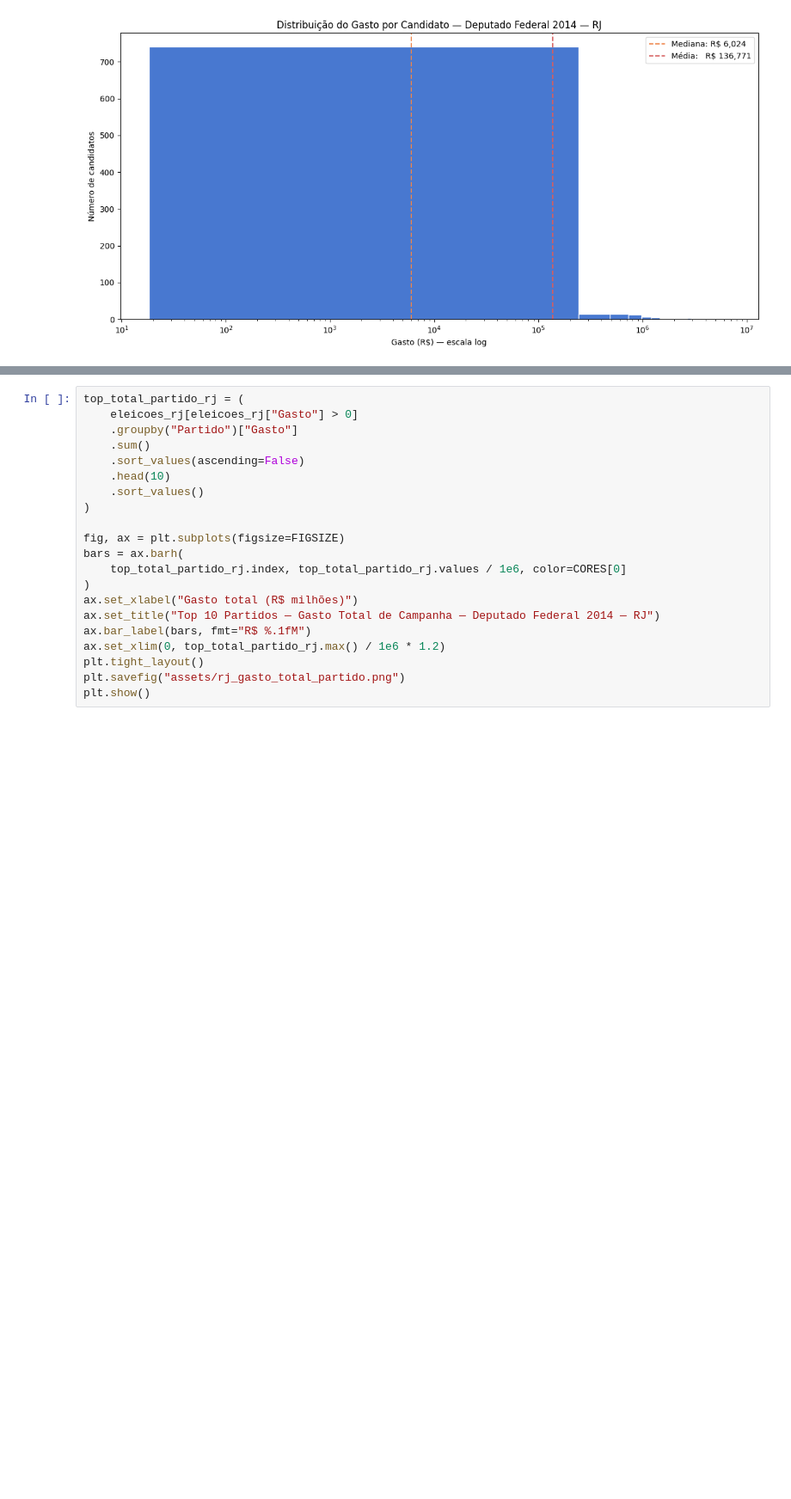
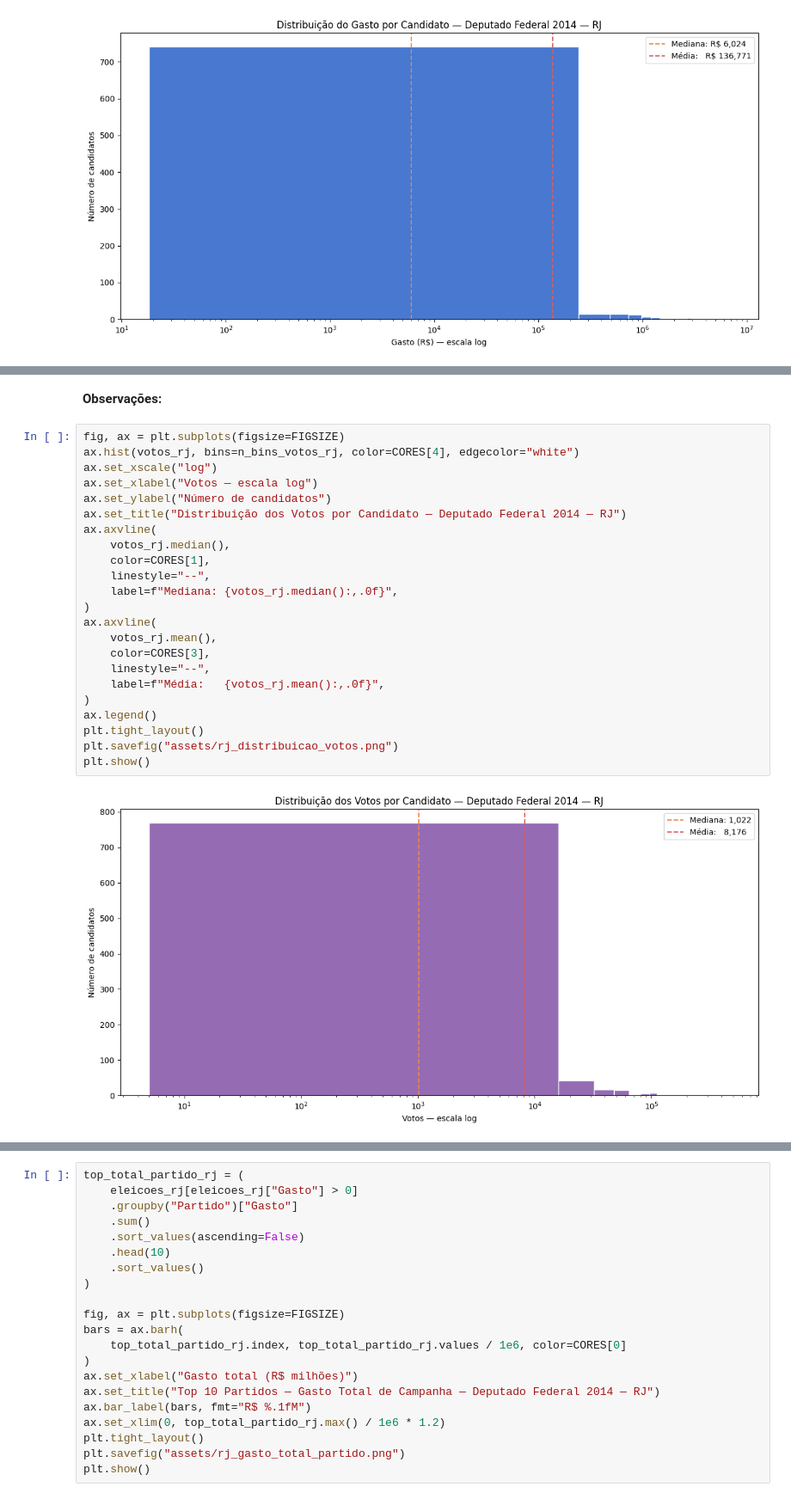
Before and after one commit to heitorctmba/MBA-01-estatistica-projeto_final, a Jupyter notebook: elections.ipynb, the cells around one changed output, grey strips where cells are left out. Shown at 86% size. Saved outputs shown, nothing was run; the diff lists cells and outputs as text; blank space fills up the shorter version.

```diff
--- a/elections.ipynb
+++ b/elections.ipynb
@@ -1078,0 +1119,27 @@ plt.show()
+# %% [markdown]
+**Observações:**
+# %%
+fig, ax = plt.subplots(figsize=FIGSIZE)
+ax.hist(votos_rj, bins=n_bins_votos_rj, color=CORES[4], edgecolor="white")
+ax.set_xscale("log")
+ax.set_xlabel("Votos — escala log")
+ax.set_ylabel("Número de candidatos")
+ax.set_title("Distribuição dos Votos por Candidato — Deputado Federal 2014 — RJ")
+ax.axvline(
+    votos_rj.median(),
+    color=CORES[1],
+    linestyle="--",
+    label=f"Mediana: {votos_rj.median():,.0f}",
+)
+ax.axvline(
+    votos_rj.mean(),
+    color=CORES[3],
+    linestyle="--",
+    label=f"Média:   {votos_rj.mean():,.0f}",
+)
+ax.legend()
+plt.tight_layout()
+plt.savefig("assets/rj_distribuicao_votos.png")
+plt.show()
+# %% [output]
+[figure, added]
```
Also changed, not shown: parts of 57 cells of this notebook, 6 other files.
